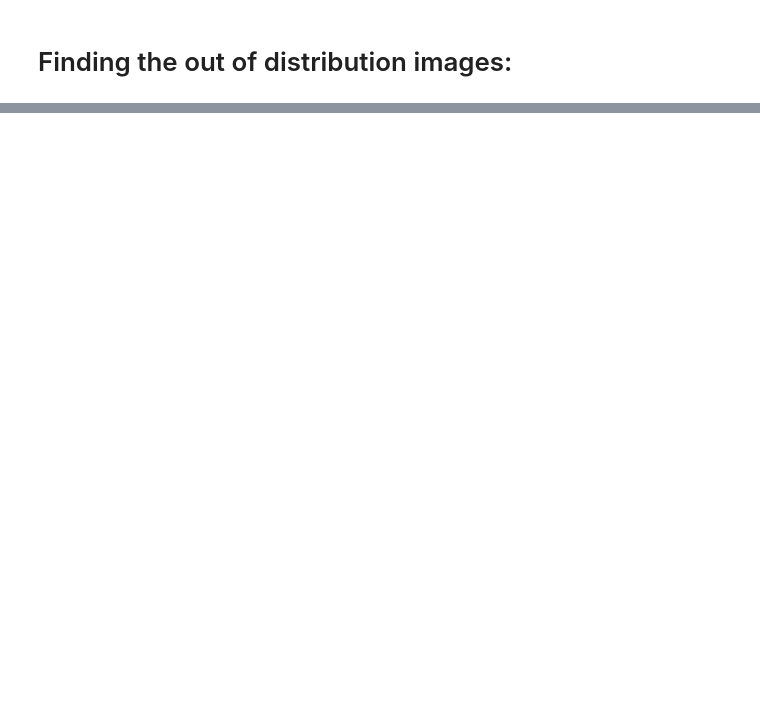
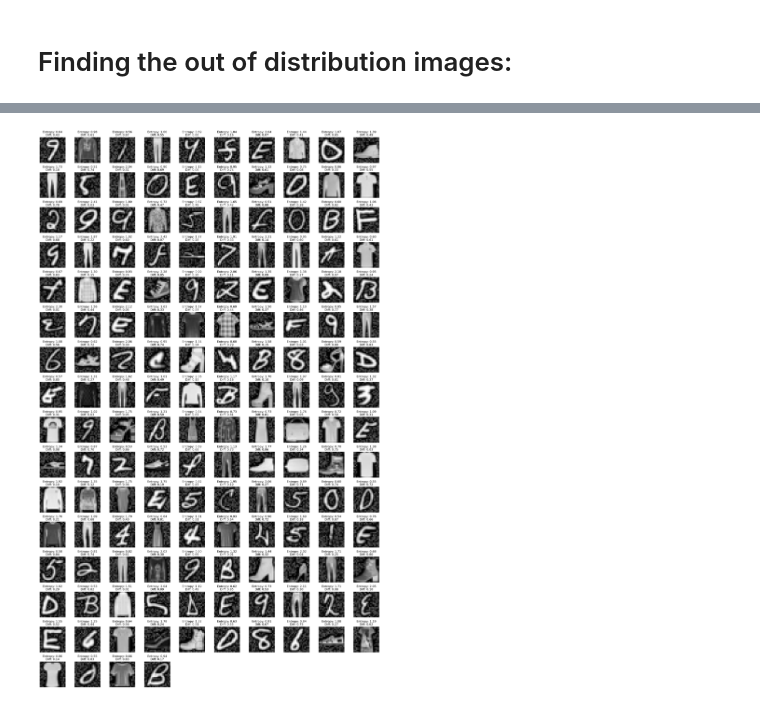
Before and after one commit to eliashovdenes/Machine-Learning-Handwritten-Character-Recognition, a Jupyter notebook: Oblig2.ipynb, the cells around one changed output, grey strips where cells are left out. Saved outputs shown, nothing was run; the diff lists cells and outputs as text; code cells hidden in the pictures; blank space fills up the shorter version.

```diff
--- a/Oblig2.ipynb
+++ b/Oblig2.ipynb
@@ -633,0 +646,29 @@ plt.show()
+# %%
+from scipy.stats import entropy
+
+# Step 1: Calculate entropy for each image
+entropies = np.apply_along_axis(entropy, 1, predicts_proba)
+
+# Step 2: Combine probability differences and entropy
+threshold_diff = 0.1  # You can tune this
+threshold_entropy = 0.5  # You can tune this
+
+# Flag images with small probability difference or high entropy
+flagged_indices = np.where((prob_diffs < threshold_diff) | (entropies > threshold_entropy))[0]
+
+# Step 3: Plot flagged images
+num_flagged = len(flagged_indices)
+fig, axes = plt.subplots((num_flagged + 9) // 10, 10, figsize=(20, 2 * (num_flagged + 9) // 10))
+
+for i, ax in enumerate(axes.flat):
+    if i < num_flagged:
+        image_idx = flagged_indices[i]
+        image = X[image_idx].reshape(20, 20)
+        ax.imshow(image, cmap='gray', vmin=0, vmax=1)
+        ax.set_title(f"Entropy: {entropies[image_idx]:.2f}\nDiff: {prob_diffs[image_idx]:.2f}")
+    ax.axis('off')
+
+plt.tight_layout()
+plt.show()
+# %% [output]
+[figure, added]
```
Also changed, not shown: parts of 35 cells of this notebook.
